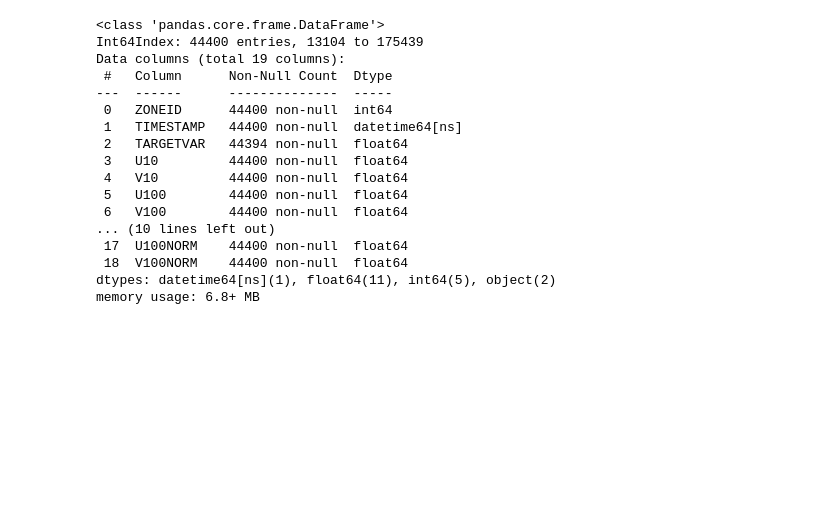
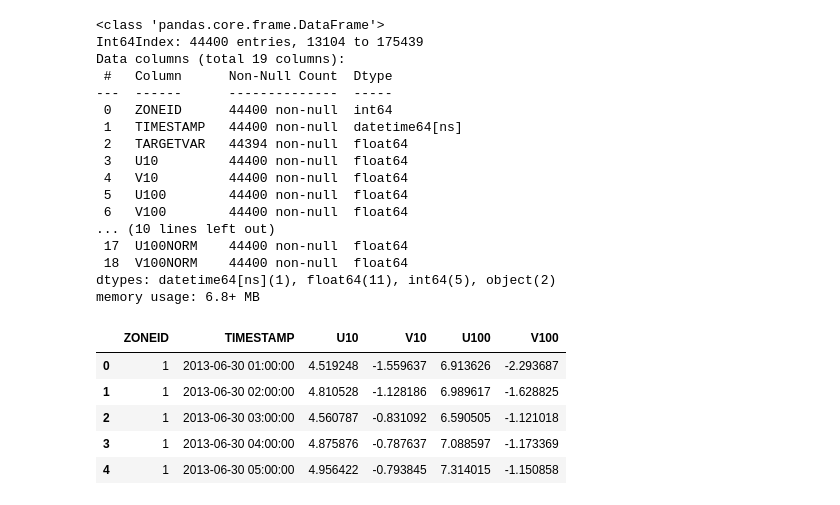
Before and after one commit to fklein21/windpower_dashboard, a Jupyter notebook: plot_function.ipynb, the cells around one changed output. Cells and saved outputs as stored; diff of their text form; code cells hidden in the pictures; blank space fills up the shorter version.

```diff
--- a/plot_function.ipynb
+++ b/plot_function.ipynb
@@ -191,3 +191,15 @@ dtypes: datetime64[ns](1), float64(11), int64(5), object(2)
 memory usage: 6.8+ MB
 # %%
 data.to_csv('raw_data_incl_features_test.csv', index=False)
+# %%
+df = pd.read_csv('raw_data_incl_features_test.csv')
+raw_features = ['ZONEID', 'TIMESTAMP', 'U10', 'V10', 'U100', 'V100']
+df = df[raw_features]
+df.head()
+# %% [output]
+|  | ZONEID | TIMESTAMP | U10 | V10 | U100 | V100 |
+| 0 | 1 | 2013-06-30 01:00:00 | 4.519248 | -1.559637 | 6.913626 | -2.293687 |
+| 1 | 1 | 2013-06-30 02:00:00 | 4.810528 | -1.128186 | 6.989617 | -1.628825 |
+| 2 | 1 | 2013-06-30 03:00:00 | 4.560787 | -0.831092 | 6.590505 | -1.121018 |
+| 3 | 1 | 2013-06-30 04:00:00 | 4.875876 | -0.787637 | 7.088597 | -1.173369 |
+| 4 | 1 | 2013-06-30 05:00:00 | 4.956422 | -0.793845 | 7.314015 | -1.150858 |
```
Also changed, not shown: parts of 1 cell of this notebook, 6 other files.
